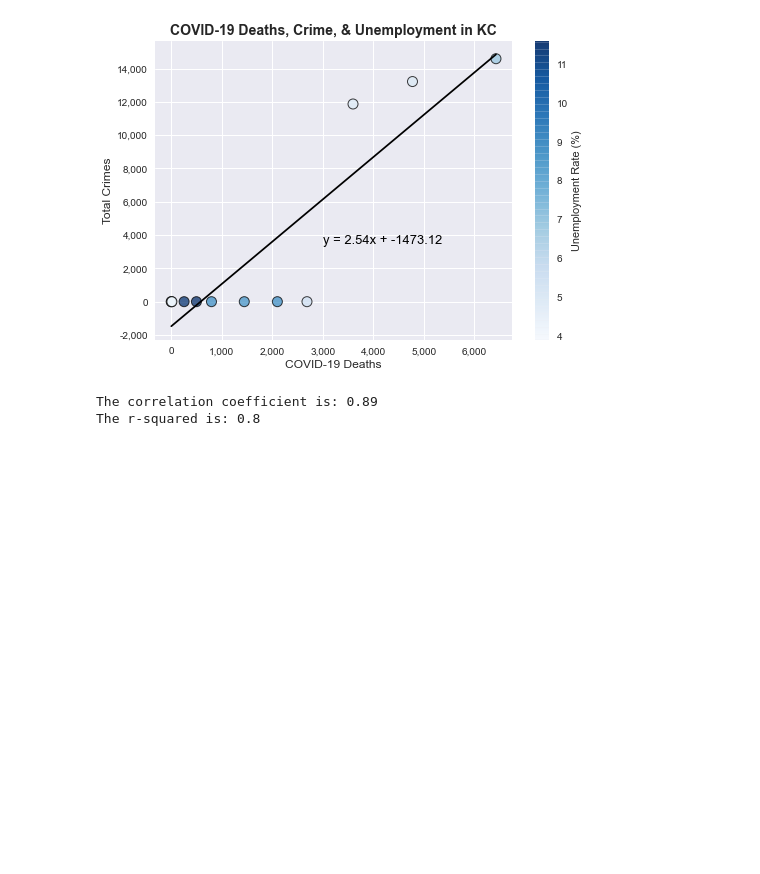
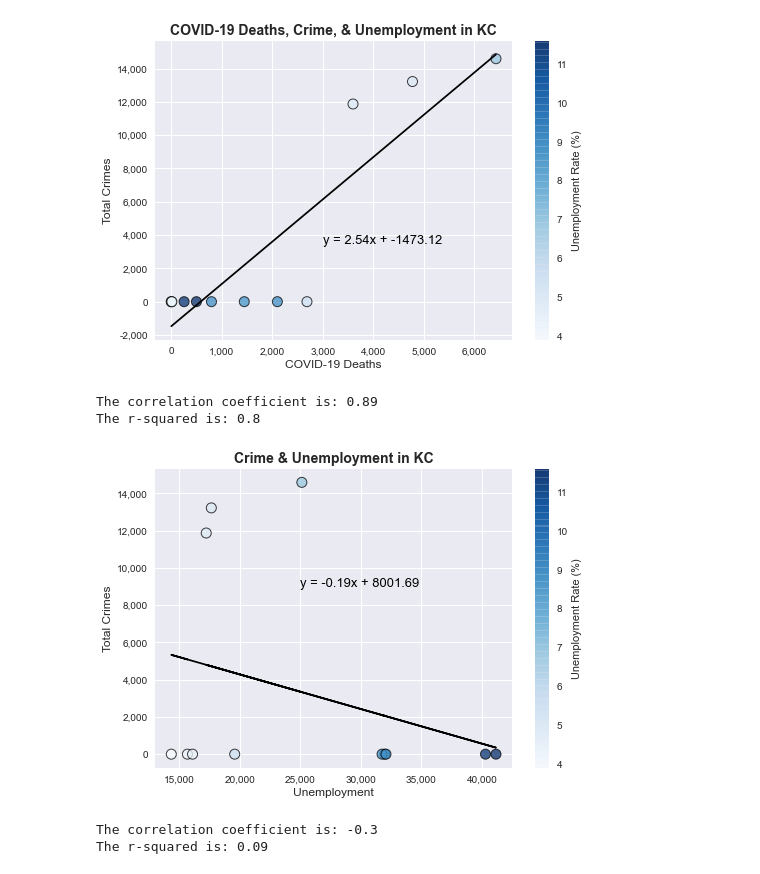
Before and after one commit to E-Weber/EKN-Project, a Jupyter notebook: Crime/CrimeAnalysis.ipynb, the cells around one changed output. Drawn from its saved outputs; the diff is of its cells as text; code cells hidden in the pictures; blank space fills up the shorter version.

```diff
--- a/Crime/CrimeAnalysis.ipynb
+++ b/Crime/CrimeAnalysis.ipynb
@@ -658,3 +658,35 @@ print(f"The r-squared is: {round(rvalue**2, 2)}")
 [figure]
 The correlation coefficient is: 0.89
 The r-squared is: 0.8
+# %%
+# scatter plot and correlation between unemployment and crime
+x = all_df["Unemployment"]
+y = all_df["Crimes"]
+ratio = all_df["Unemployment Rate (%)"]
+
+plt.style.use('seaborn')
+
+correlation = st.pearsonr(x, y)
+(slope, intercept, rvalue, pvalue, stderr) = st.linregress(x, y)
+regress_values = x * slope + intercept
+line_eq = "y = " + str(round(slope,2)) + "x + " + str(round(intercept,2))
+plt.scatter(x, y, marker = "o", c = ratio, cmap = "Blues", s = 100, alpha = 0.75, edgecolor = 'black', linewidth = 1)
+
+cbar = plt.colorbar()
+cbar.set_label('Unemployment Rate (%)')
+
+plt.plot(x, regress_values, "black")
+plt.annotate(line_eq, (25000, 9000), fontsize=13, color="black")
+plt.title("Crime & Unemployment in KC", fontsize = 14, fontweight = "bold")
+plt.xlabel("Unemployment", fontsize = 12)
+plt.ylabel("Total Crimes", fontsize = 12)
+plt.gca().yaxis.set_major_formatter(plt.matplotlib.ticker.StrMethodFormatter('{x:,.0f}'))
+plt.gca().xaxis.set_major_formatter(plt.matplotlib.ticker.StrMethodFormatter('{x:,.0f}'))
+plt.savefig("Images/unemployment_crime.png")
+plt.show()
+print(f"The correlation coefficient is: {round(correlation[0], 2)}")
+print(f"The r-squared is: {round(rvalue**2, 2)}")
+# %% [output]
+[figure, added]
+The correlation coefficient is: -0.3
+The r-squared is: 0.09
```
Also changed, not shown: parts of 6 cells of this notebook, 5 other files.
